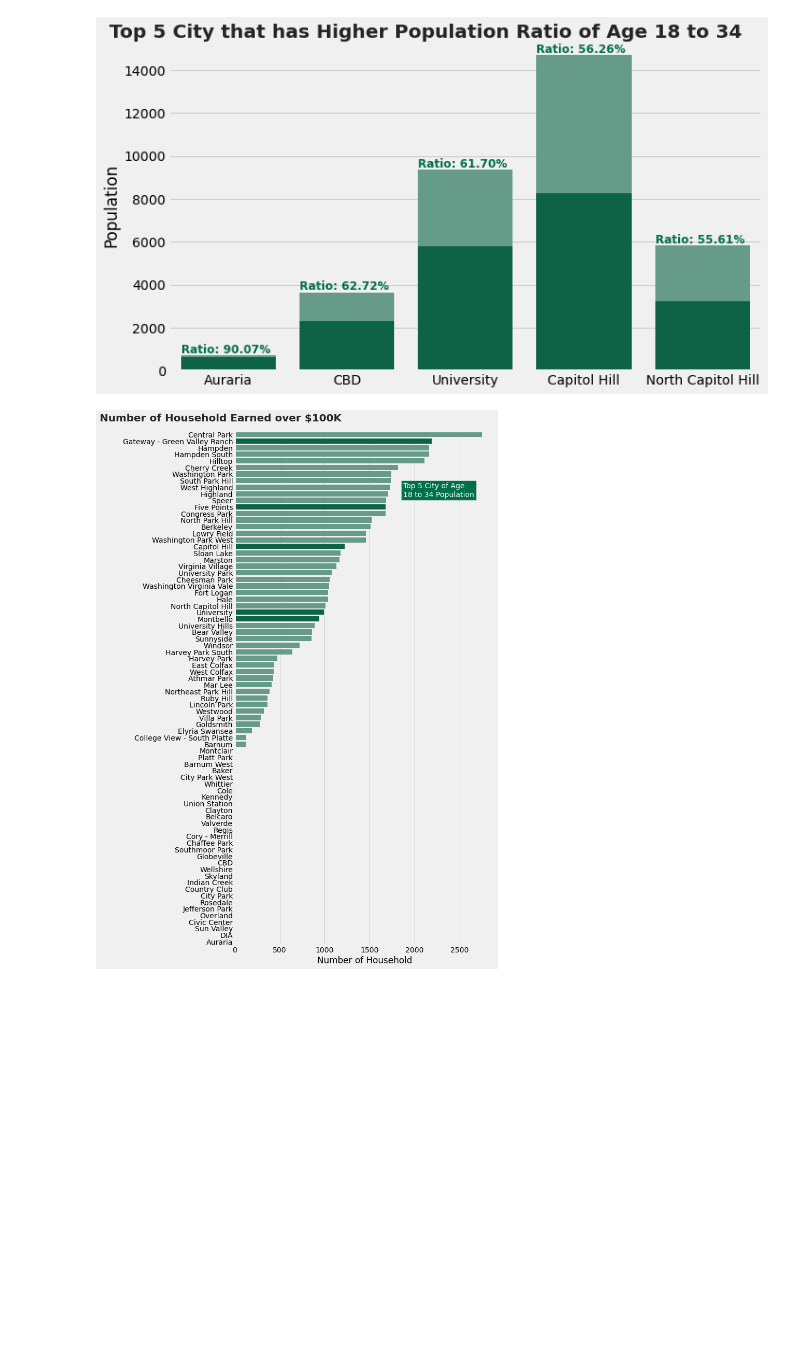
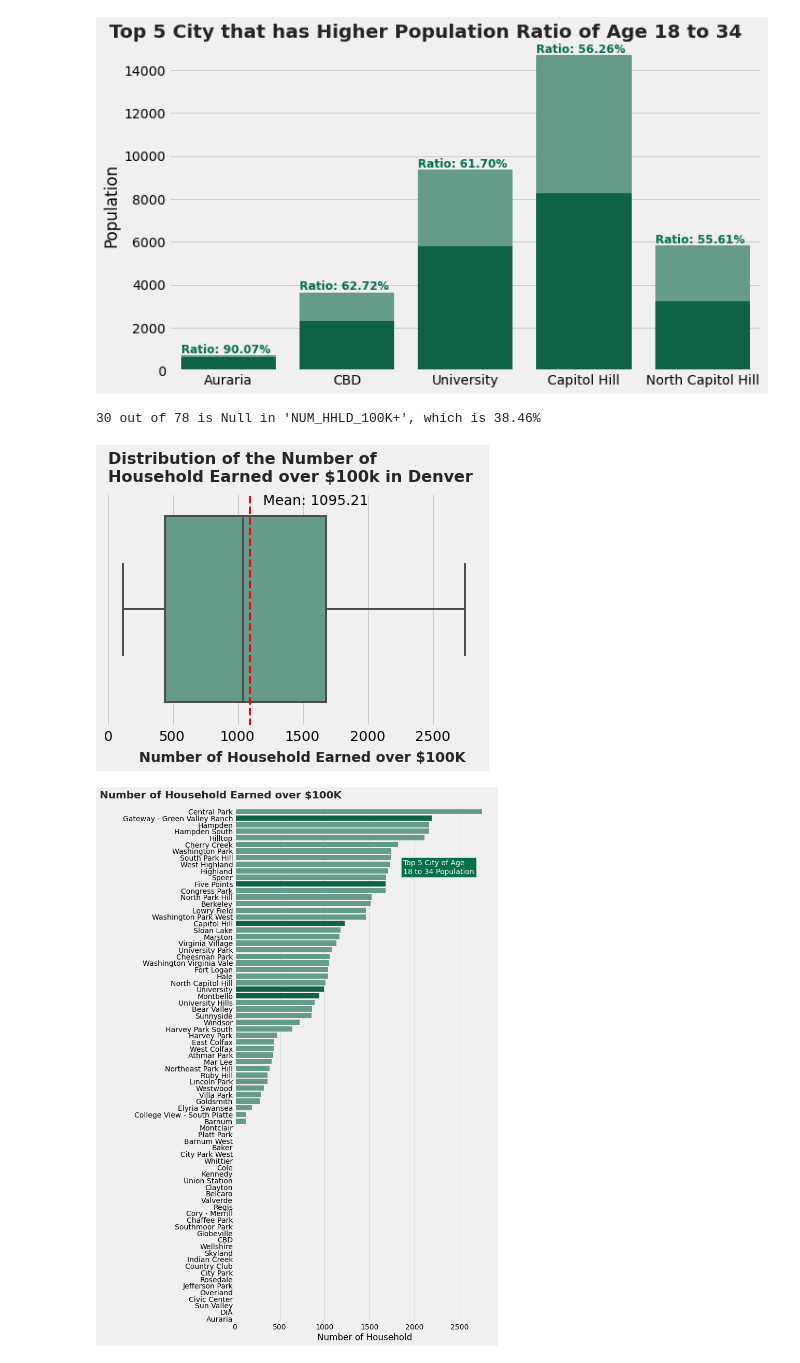
Before and after one commit to MihoRosenberg/Starbucks, a Jupyter notebook: notebook (2).ipynb, the cells around one changed output. Cells and saved outputs as stored; diff of their text form; code cells hidden in the pictures; blank space fills up the shorter version.

```diff
--- a/notebook (2).ipynb
+++ b/notebook (2).ipynb
@@ -349,4 +401,36 @@ for i in range(5):
             weight='bold');
 # %% [output]
 [figure]
+# %%
+# Check Null ratio pf 'NUM_HHLD_100K+'
+null_count = census['NUM_HHLD_100K+'].isnull().sum()
+null_ratio = null_count / census.shape[0] * 100
+#census['POPULATION_2010'] / census['NUM_HHLD_100K+'] * 100
+null_ratio = round(null_ratio, 2)
+
+print(f"{null_count} out of {census.shape[0]} is Null in 'NUM_HHLD_100K+', which is {null_ratio}%")
+# %% [output]
+30 out of 78 is Null in 'NUM_HHLD_100K+', which is 38.46%
+# %%
+# Visualization 6
+# Boxplot 'NUM_HHLD_100K+'
+
+plt.style.use('fivethirtyeight')
+fig, ax = plt.subplots(figsize=(6, 4))
+
+# Draw boxplot
+sns.boxplot(census['NUM_HHLD_100K+'], ax=ax, color='#5CA48B', linewidth=2)
+# Draw a virtical line representing the average of 'AGE_18_TO_34'
+avg_number_100k = census['NUM_HHLD_100K+'].mean()
+ax.axvline(avg_number_100k, color='red', ls='--', lw=2)
+ax.annotate(f"Mean: {avg_number_100k:.2f}", xy=(avg_number_100k+100, -0.45))
+
+#Add axis label and title
+ax.set_xlabel("")
+ax.text(0, -0.55, "Distribution of the Number of\nHousehold Earned over $100k in Denver",
+        fontsize=16, weight='bold', color='#252525')
+ax.text(1500, 0.65, "Number of Household Earned over $100K",
+        color='#252525', fontsize=14, weight='bold', ha='center');
+# %% [output]
+[figure, added]
 # %%
```
Also changed, not shown: parts of 31 cells of this notebook, 2 other files.
